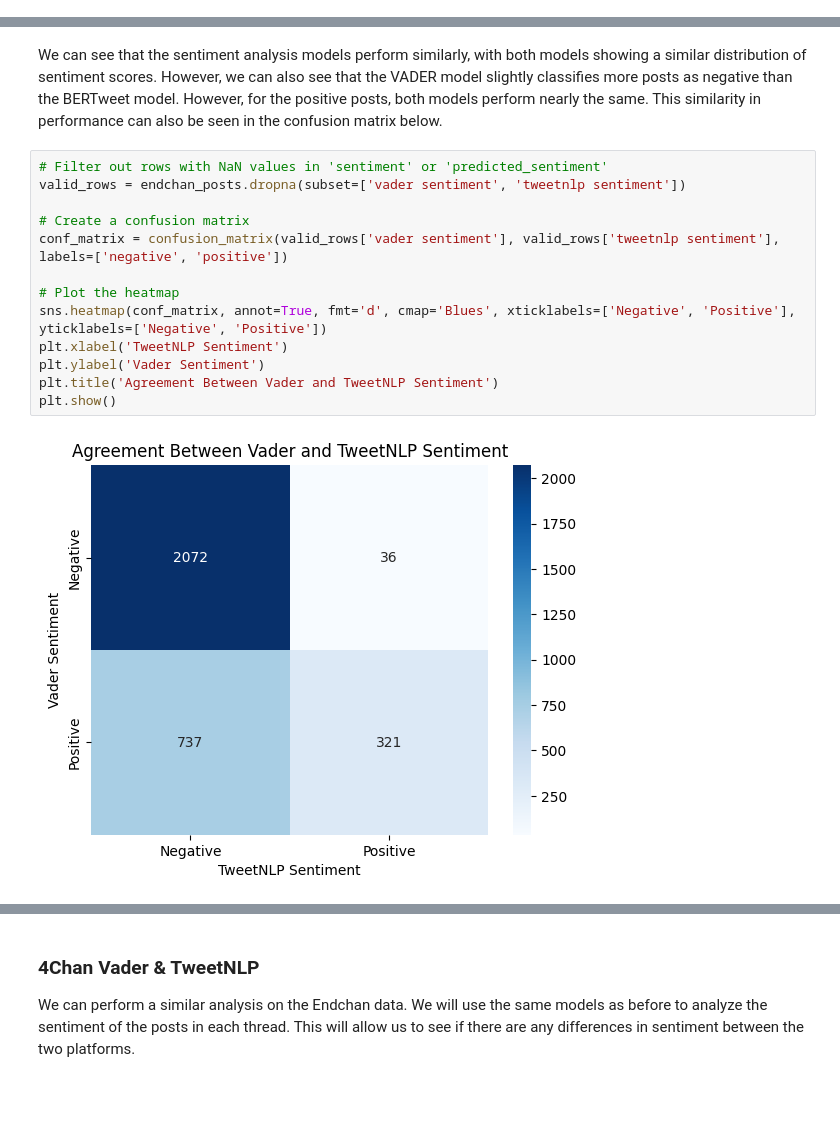
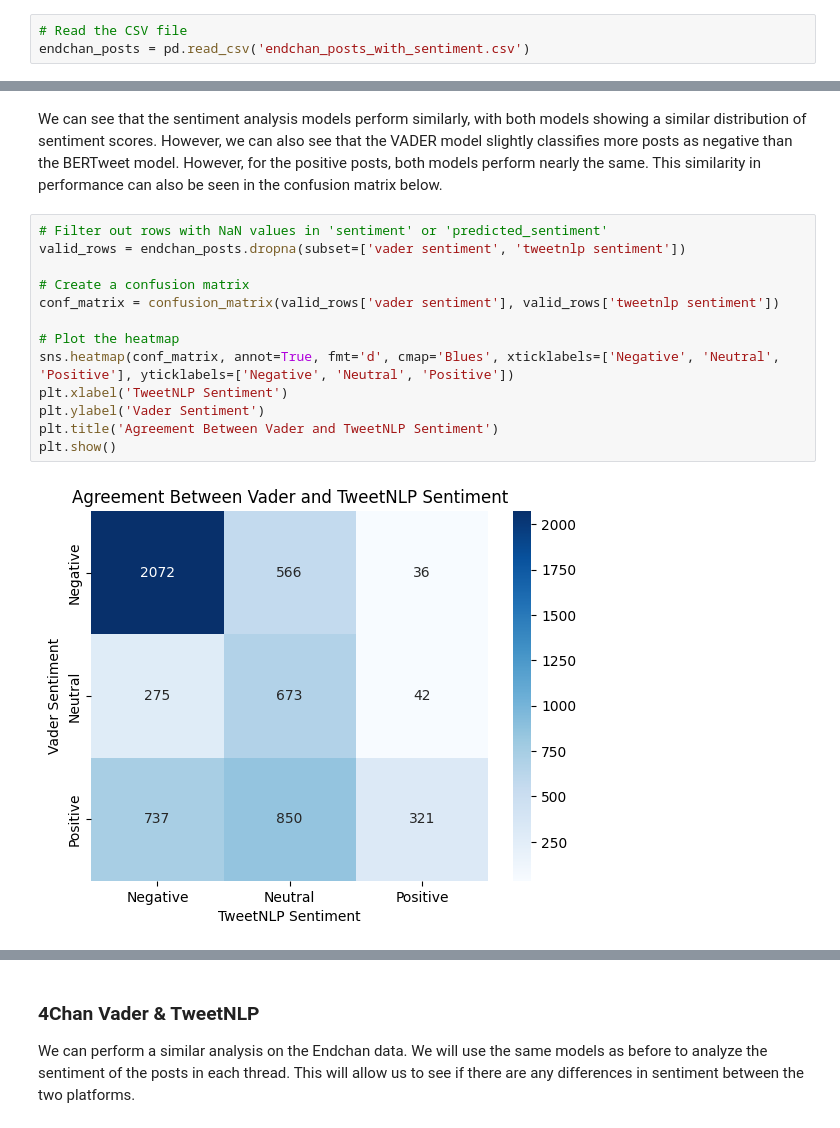
Before and after one commit to Kyrie-Alysa/Data-Forensics, a Jupyter notebook: DataExploration.ipynb, the cells around one changed output, grey strips where cells are left out. Saved outputs shown, nothing was run; the diff lists cells and outputs as text; blank space fills up the shorter version.

```diff
--- a/DataExploration.ipynb
+++ b/DataExploration.ipynb
@@ -572,5 +575,8 @@ endchan_posts['tweetnlp sentiment'] = endchan_posts['content'].progress_apply(ge
 # %% [markdown]
 We can compare the sentiment of the posts on 4chan posts from both models and see whether they agree or disagree.
+# %%
+# Read the CSV file
+endchan_posts = pd.read_csv('endchan_posts_with_sentiment.csv')
 # %%
 # Compare Vader sentiment with tweetnlp sentiment
 comparison = endchan_posts[['vader sentiment', 'tweetnlp sentiment']]
@@ -608,15 +614,15 @@ We can see that the sentiment analysis models perform similarly, with both model
 # %%
 # Filter out rows with NaN values in 'sentiment' or 'predicted_sentiment'
 valid_rows = endchan_posts.dropna(subset=['vader sentiment', 'tweetnlp sentiment'])
 
 # Create a confusion matrix
-conf_matrix = confusion_matrix(valid_rows['vader sentiment'], valid_rows['tweetnlp sentiment'], labels=['negative', 'positive'])
+conf_matrix = confusion_matrix(valid_rows['vader sentiment'], valid_rows['tweetnlp sentiment'])
 
 # Plot the heatmap
-sns.heatmap(conf_matrix, annot=True, fmt='d', cmap='Blues', xticklabels=['Negative', 'Positive'], yticklabels=['Negative', 'Positive'])
+sns.heatmap(conf_matrix, annot=True, fmt='d', cmap='Blues', xticklabels=['Negative', 'Neutral', 'Positive'], yticklabels=['Negative', 'Neutral', 'Positive'])
 plt.xlabel('TweetNLP Sentiment')
 plt.ylabel('Vader Sentiment')
 plt.title('Agreement Between Vader and TweetNLP Sentiment')
 plt.show()
 # %% [output]
-[figure, old version]
+[figure, new version]
```
Also changed, not shown: parts of 11 cells of this notebook, 2 other files.
